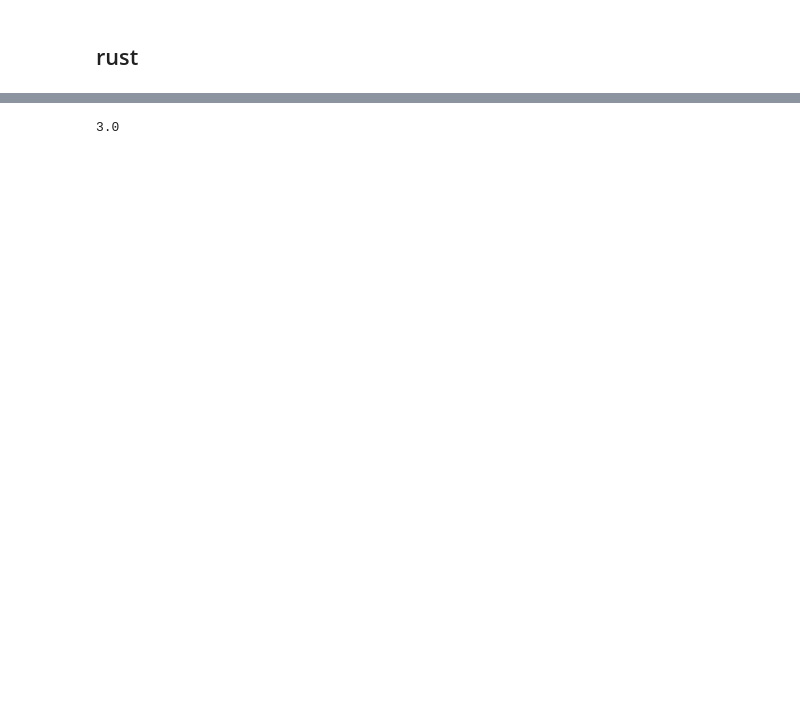
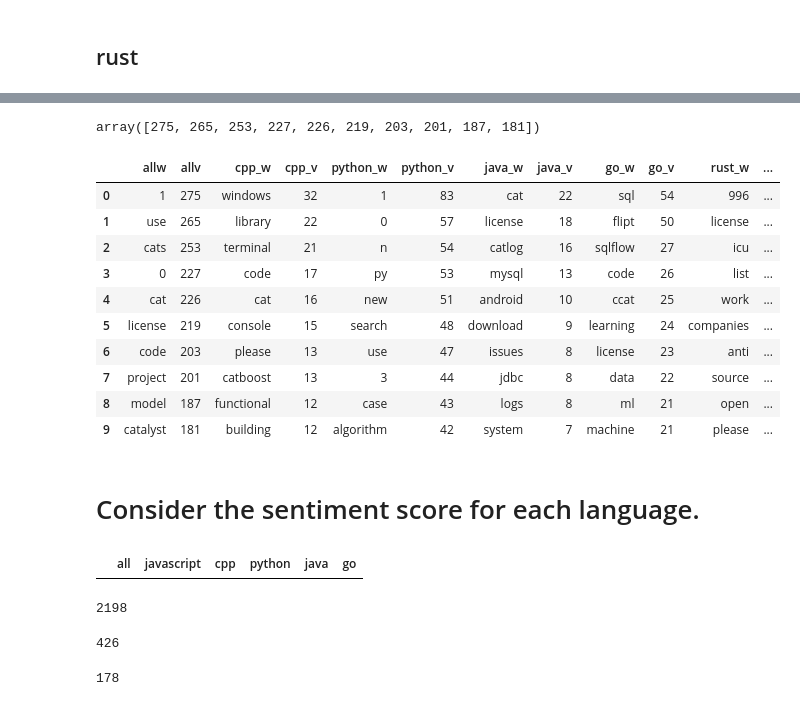
Before and after one commit to sandy-matthew-nlp/github_readme_language_analysis, a Jupyter notebook: explore_readme_files.ipynb, the cells around one changed output, grey strips where cells are left out. Saved outputs shown, nothing was run; the diff lists cells and outputs as text; code cells hidden in the pictures; blank space fills up the shorter version.

```diff
--- a/explore_readme_files.ipynb
+++ b/explore_readme_files.ipynb
@@ -473,4 +716,63 @@ plt.axis('off')
-# %%
-afinn.score('This is utterly excellent!')
-# %% [output]
-3.0
+# %%
+word_freq_for_all.values[:10]
+# %% [output]
+array([275, 265, 253, 227, 226, 219, 203, 201, 187, 181])
+# %%
+combined_freq_df = pd.DataFrame()
+combined_freq_df['allw'] = word_freq_for_all.index[:10]
+combined_freq_df['allv'] = word_freq_for_all.values[:10]
+
+combined_freq_df['cpp_w'] = cplusplus_freq.index[:10]
+combined_freq_df['cpp_v'] = cplusplus_freq.values[:10]
+
+combined_freq_df['python_w'] = python_freq.index[:10]
+combined_freq_df['python_v'] = python_freq.values[:10]
+
+combined_freq_df['java_w'] = java_freq.index[:10]
+combined_freq_df['java_v'] = java_freq.values[:10]
+
+combined_freq_df['go_w'] = go_freq.index[:10]
+combined_freq_df['go_v'] = go_freq.values[:10]
+
+combined_freq_df['rust_w'] = rust_freq.index[:10]
+combined_freq_df['rust_v'] = rust_freq.values[:10]
+
+combined_freq_df
+# %% [output]
+|  | allw | allv | cpp_w | cpp_v | python_w | python_v | java_w | java_v | go_w | go_v | rust_w | ... |
+| 0 | 1 | 275 | windows | 32 | 1 | 83 | cat | 22 | sql | 54 | 996 | ... |
+| 1 | use | 265 | library | 22 | 0 | 57 | license | 18 | flipt | 50 | license | ... |
+| 2 | cats | 253 | terminal | 21 | n | 54 | catlog | 16 | sqlflow | 27 | icu | ... |
+| 3 | 0 | 227 | code | 17 | py | 53 | mysql | 13 | code | 26 | list | ... |
+| 4 | cat | 226 | cat | 16 | new | 51 | android | 10 | ccat | 25 | work | ... |
+| 5 | license | 219 | console | 15 | search | 48 | download | 9 | learning | 24 | companies | ... |
+| 6 | code | 203 | please | 13 | use | 47 | issues | 8 | license | 23 | anti | ... |
+| 7 | project | 201 | catboost | 13 | 3 | 44 | jdbc | 8 | data | 22 | source | ... |
+| 8 | model | 187 | functional | 12 | case | 43 | logs | 8 | ml | 21 | open | ... |
+| 9 | catalyst | 181 | building | 12 | algorithm | 42 | system | 7 | machine | 21 | please | ... |
+# %% [markdown]
+# Consider the sentiment score for each language.
+# %%
+sentiment_score = pd.DataFrame()
+sentiment_score['all'] = int(afinn.score(all_words))
+sentiment_score['javascript'] = int(afinn.score(javascript_words))
+sentiment_score['cpp'] = int(afinn.score(cplusplus_words))
+sentiment_score['python'] = int(afinn.score(python_words))
+sentiment_score['java'] = int(afinn.score(java_words))
+sentiment_score['go'] = int(afinn.score(go_words))
+sentiment_score['java'] = int(afinn.score(rust_words))
+sentiment_score
+# %% [output]
+|  | all | javascript | cpp | python | java | go |
+# %%
+int(afinn.score(all_words)) # 2198
+# %% [output]
+2198
+# %%
+int(afinn.score(javascript_words)) # 426
+# %% [output]
+426
+# %%
+int(afinn.score(cplusplus_words)) # 178
+# %% [output]
+178
```
Also changed, not shown: parts of 48 cells of this notebook, 10 other files.
